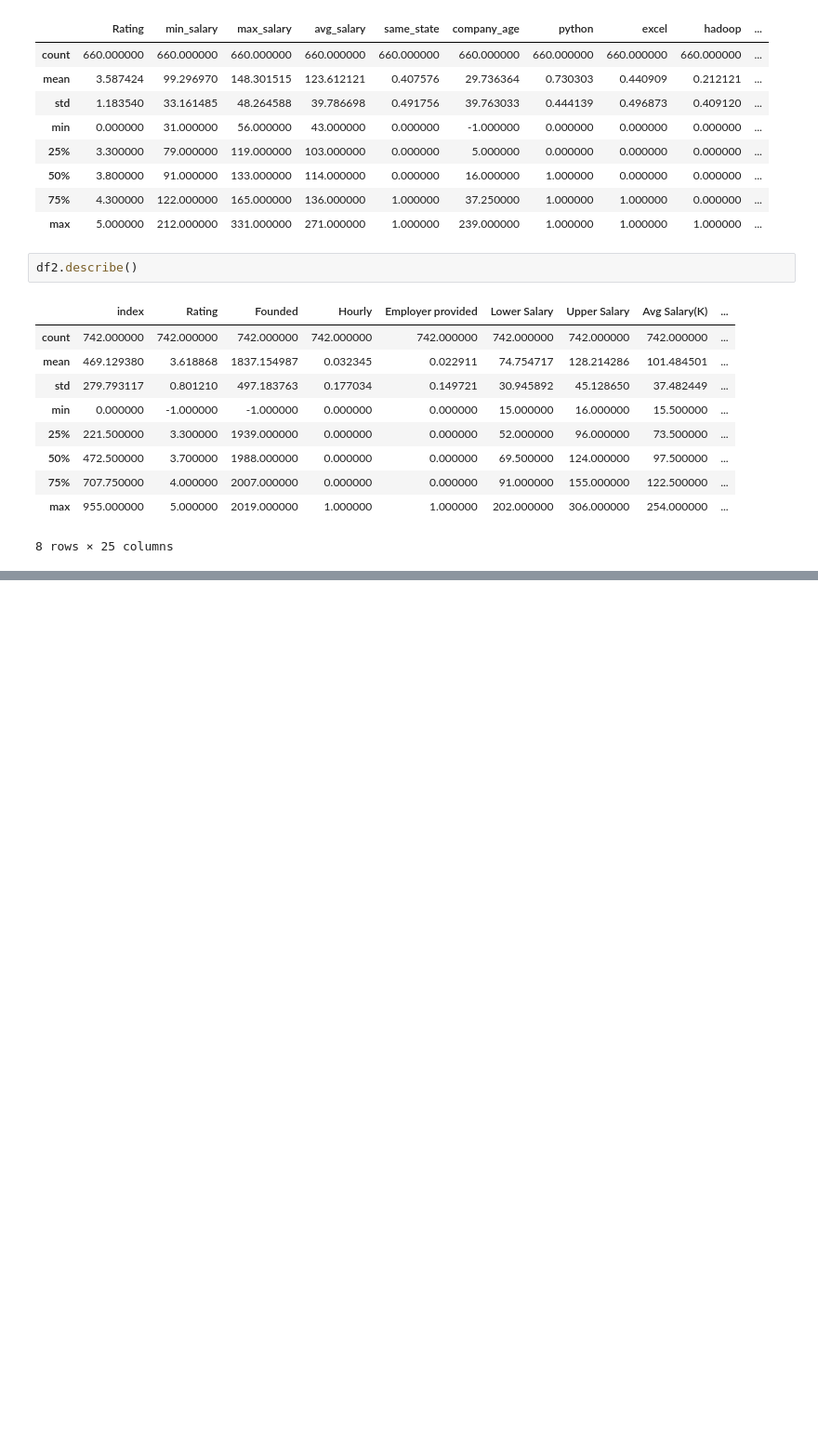
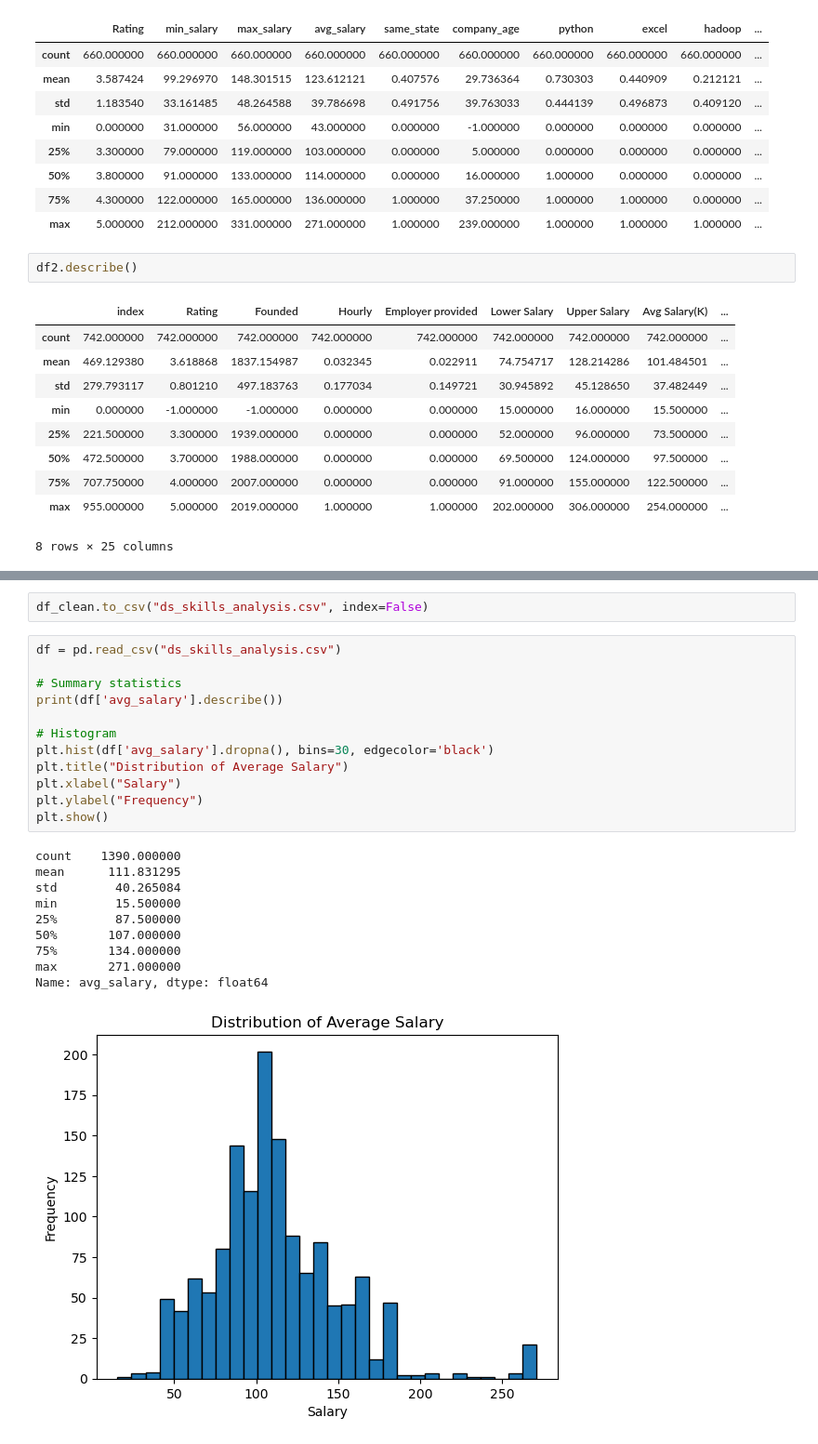
Before and after one commit to nyckienite/TKH-Capstone-Project, a Jupyter notebook: DB-Skills_Demand_Trends/EDA.ipynb, the cells around one changed output, grey strips where cells are left out. Shown at 93% size. Drawn from its saved outputs; the diff is of its cells as text; blank space fills up the shorter version.

```diff
--- a/DB-Skills_Demand_Trends/EDA.ipynb
+++ b/DB-Skills_Demand_Trends/EDA.ipynb
@@ -154,0 +300,25 @@ df2.describe()
+# %%
+df_clean.to_csv("ds_skills_analysis.csv", index=False)
+# %%
+df = pd.read_csv("ds_skills_analysis.csv")
+
+# Summary statistics
+print(df['avg_salary'].describe())
+
+# Histogram
+plt.hist(df['avg_salary'].dropna(), bins=30, edgecolor='black')
+plt.title("Distribution of Average Salary")
+plt.xlabel("Salary")
+plt.ylabel("Frequency")
+plt.show()
+# %% [output]
+count    1390.000000
+mean      111.831295
+std        40.265084
+min        15.500000
+25%        87.500000
+50%       107.000000
+75%       134.000000
+max       271.000000
+Name: avg_salary, dtype: float64
+[figure, added]
```
Also changed, not shown: parts of 18 cells of this notebook, 1 other file.
